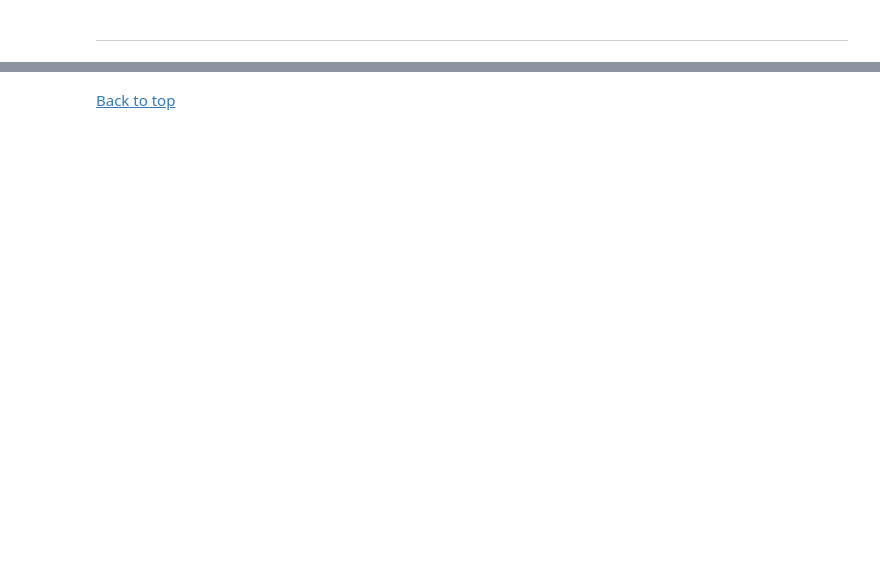
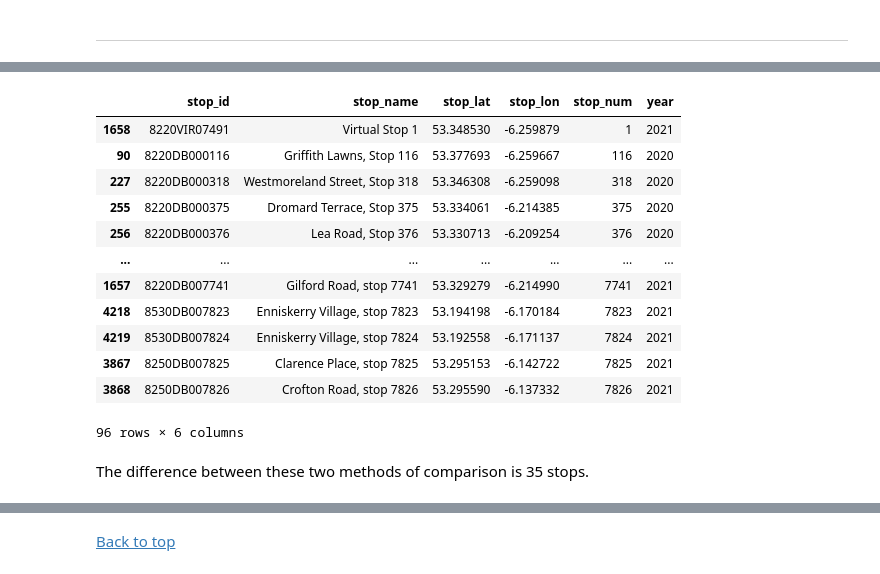
Before and after one commit to CityRoute/Data-Analytics-CityRoute, a Jupyter notebook: Dublin_Bus_GTFS/Bus-Stop-Analysis.ipynb, the cells around one changed output, grey strips where cells are left out. Drawn from its saved outputs; the diff is of its cells as text; code cells hidden in the pictures; blank space fills up the shorter version.

```diff
--- a/Dublin_Bus_GTFS/Bus-Stop-Analysis.ipynb
+++ b/Dublin_Bus_GTFS/Bus-Stop-Analysis.ipynb
@@ -244,0 +475,19 @@ df_2021_changes.head(10)
+# %%
+# getting the differences between the two years based on stop_num
+pd.concat([df_2020,df_2021]).drop_duplicates(subset=['stop_num'],keep=False).sort_values(by='stop_num', ascending=True)
+# %% [output]
+|  | stop_id | stop_name | stop_lat | stop_lon | stop_num | year |
+| 1658 | 8220VIR07491 | Virtual Stop 1 | 53.348530 | -6.259879 | 1 | 2021 |
+| 90 | 8220DB000116 | Griffith Lawns, Stop 116 | 53.377693 | -6.259667 | 116 | 2020 |
+| 227 | 8220DB000318 | Westmoreland Street, Stop 318 | 53.346308 | -6.259098 | 318 | 2020 |
+| 255 | 8220DB000375 | Dromard Terrace, Stop 375 | 53.334061 | -6.214385 | 375 | 2020 |
+| 256 | 8220DB000376 | Lea Road, Stop 376 | 53.330713 | -6.209254 | 376 | 2020 |
+| ... | ... | ... | ... | ... | ... | ... |
+| 1657 | 8220DB007741 | Gilford Road, stop 7741 | 53.329279 | -6.214990 | 7741 | 2021 |
+| 4218 | 8530DB007823 | Enniskerry Village, stop 7823 | 53.194198 | -6.170184 | 7823 | 2021 |
+| 4219 | 8530DB007824 | Enniskerry Village, stop 7824 | 53.192558 | -6.171137 | 7824 | 2021 |
+| 3867 | 8250DB007825 | Clarence Place, stop 7825 | 53.295153 | -6.142722 | 7825 | 2021 |
+| 3868 | 8250DB007826 | Crofton Road, stop 7826 | 53.295590 | -6.137332 | 7826 | 2021 |
+96 rows × 6 columns
+# %% [markdown]
+The difference between these two methods of comparison is 35 stops.
```
Also changed, not shown: parts of 65 cells of this notebook, 3 other files.
